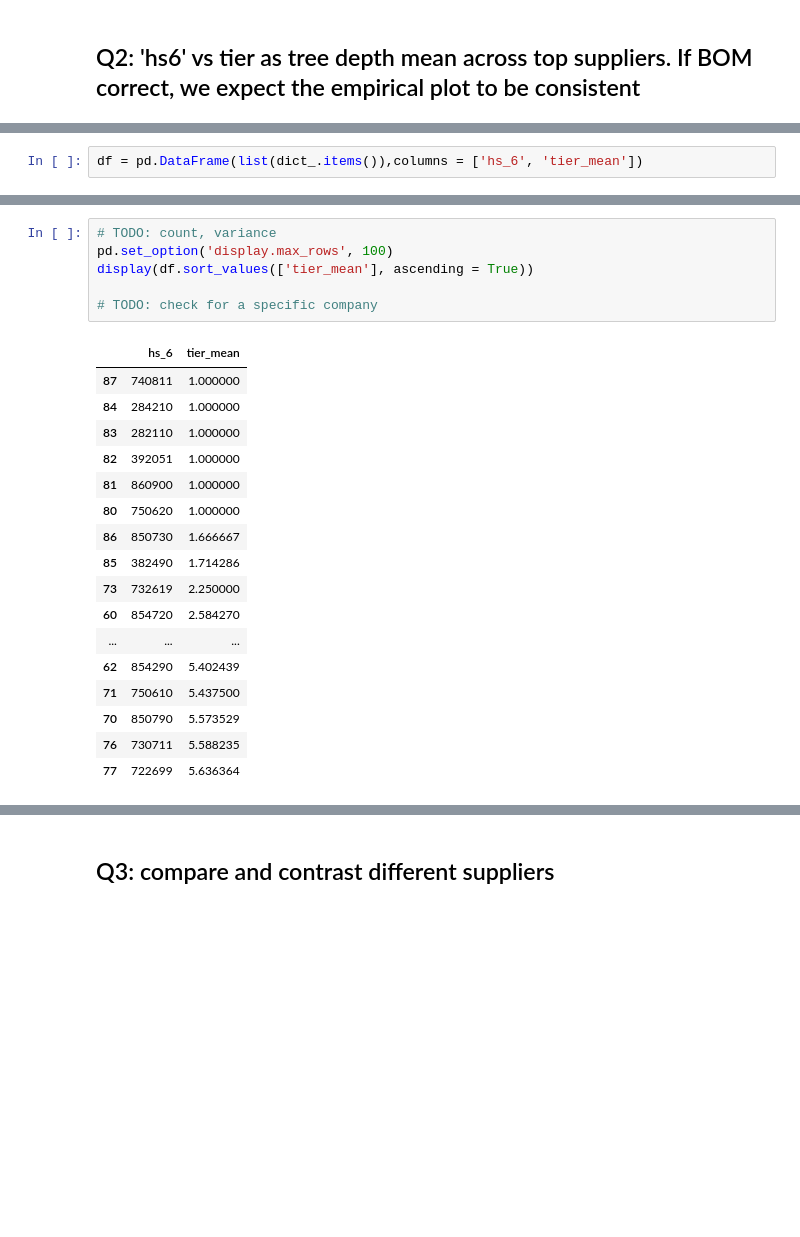
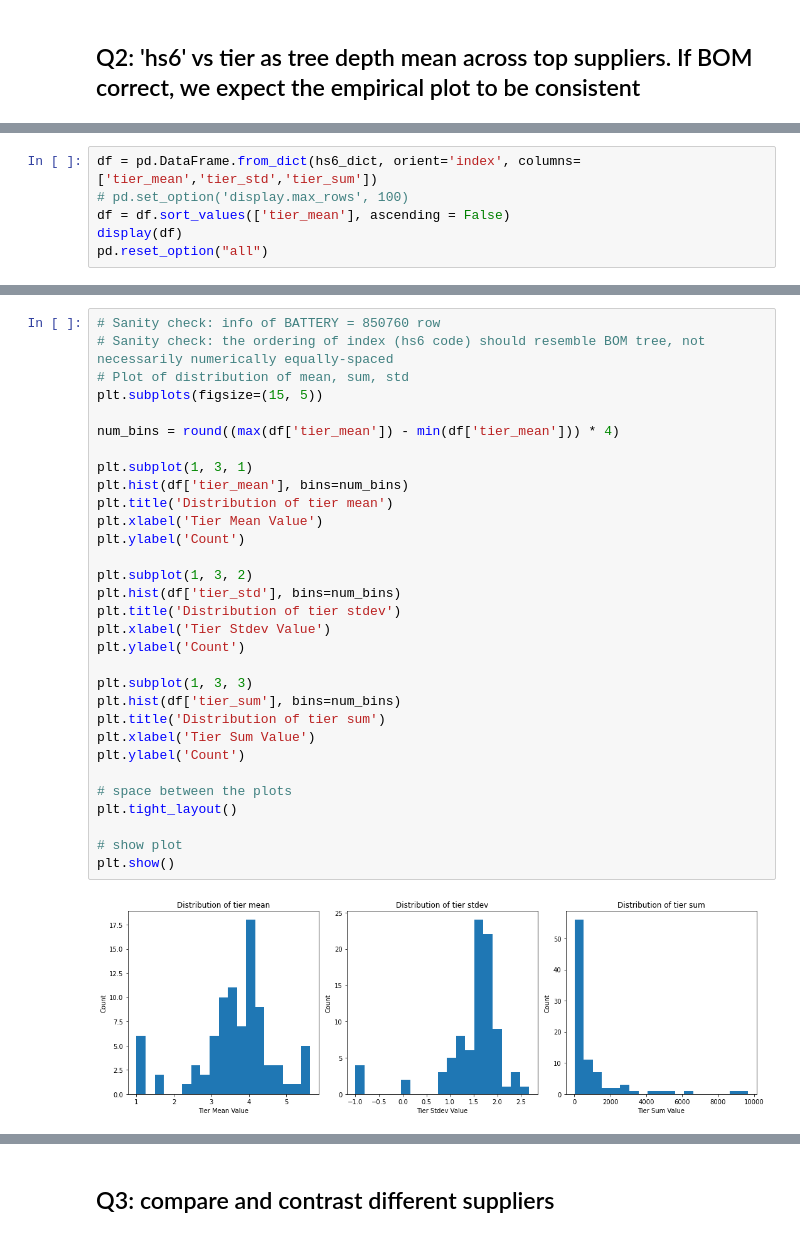
Before and after one commit to juandifers/supply-chain-model, a Jupyter notebook: battery_subgraph_reconstruction.ipynb, the cells around one changed output, grey strips where cells are left out. Saved outputs shown, nothing was run; the diff lists cells and outputs as text; blank space fills up the shorter version.

Commit message:
[feat] complete analysis of mean, var, sum of tier values

```diff
--- a/battery_subgraph_reconstruction.ipynb
+++ b/battery_subgraph_reconstruction.ipynb
@@ -220,2 +224,6 @@ for key in dict_:
 # %%
-df = pd.DataFrame(list(dict_.items()),columns = ['hs_6', 'tier_mean'])
+df = pd.DataFrame.from_dict(hs6_dict, orient='index', columns=['tier_mean','tier_std','tier_sum'])
+# pd.set_option('display.max_rows', 100)
+df = df.sort_values(['tier_mean'], ascending = False)
+display(df)
+pd.reset_option("all")
@@ -222,24 +249,33 @@ df = pd.DataFrame(list(dict_.items()),columns = ['hs_6', 'tier_mean'])
 # %%
-# TODO: count, variance
-pd.set_option('display.max_rows', 100)
-display(df.sort_values(['tier_mean'], ascending = True))
+# Sanity check: info of BATTERY = 850760 row
+# Sanity check: the ordering of index (hs6 code) should resemble BOM tree, not necessarily numerically equally-spaced
+# Plot of distribution of mean, sum, std
+plt.subplots(figsize=(15, 5))
 
-# TODO: check for a specific company
+num_bins = round((max(df['tier_mean']) - min(df['tier_mean'])) * 4)
+
+plt.subplot(1, 3, 1)
+plt.hist(df['tier_mean'], bins=num_bins)
+plt.title('Distribution of tier mean')
+plt.xlabel('Tier Mean Value')
+plt.ylabel('Count')
+
+plt.subplot(1, 3, 2)
+plt.hist(df['tier_std'], bins=num_bins)
+plt.title('Distribution of tier stdev')
+plt.xlabel('Tier Stdev Value')
+plt.ylabel('Count')
+
+plt.subplot(1, 3, 3)
+plt.hist(df['tier_sum'], bins=num_bins)
+plt.title('Distribution of tier sum')
+plt.xlabel('Tier Sum Value')
+plt.ylabel('Count')
+
+# space between the plots
+plt.tight_layout()
+
+# show plot
+plt.show()
 # %% [output]
-|  | hs_6 | tier_mean |
-| 87 | 740811 | 1.000000 |
-| 84 | 284210 | 1.000000 |
-| 83 | 282110 | 1.000000 |
-| 82 | 392051 | 1.000000 |
-| 81 | 860900 | 1.000000 |
-| 80 | 750620 | 1.000000 |
-| 86 | 850730 | 1.666667 |
-| 85 | 382490 | 1.714286 |
-| 73 | 732619 | 2.250000 |
-| 60 | 854720 | 2.584270 |
-| ... | ... | ... |
-| 62 | 854290 | 5.402439 |
-| 71 | 750610 | 5.437500 |
-| 70 | 850790 | 5.573529 |
-| 76 | 730711 | 5.588235 |
-| 77 | 722699 | 5.636364 |
+[figure, added]
```
Also changed, not shown: parts of 7 cells of this notebook.
